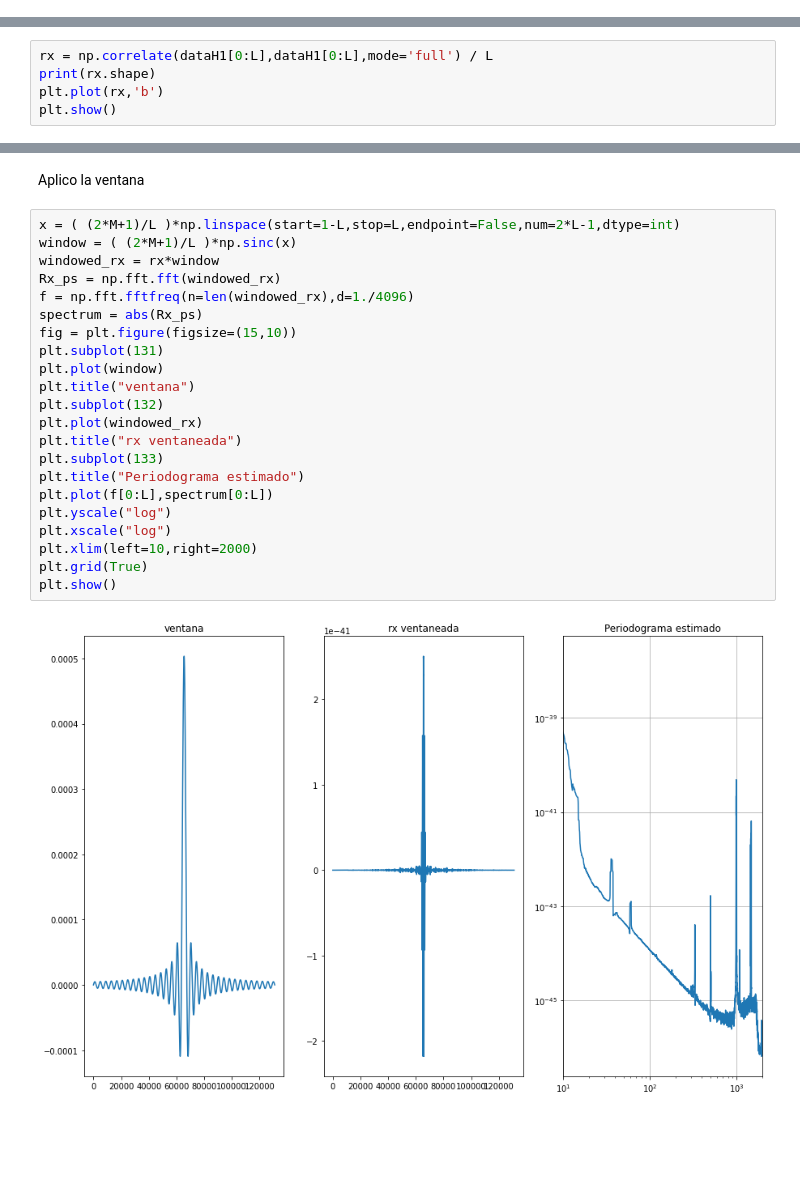
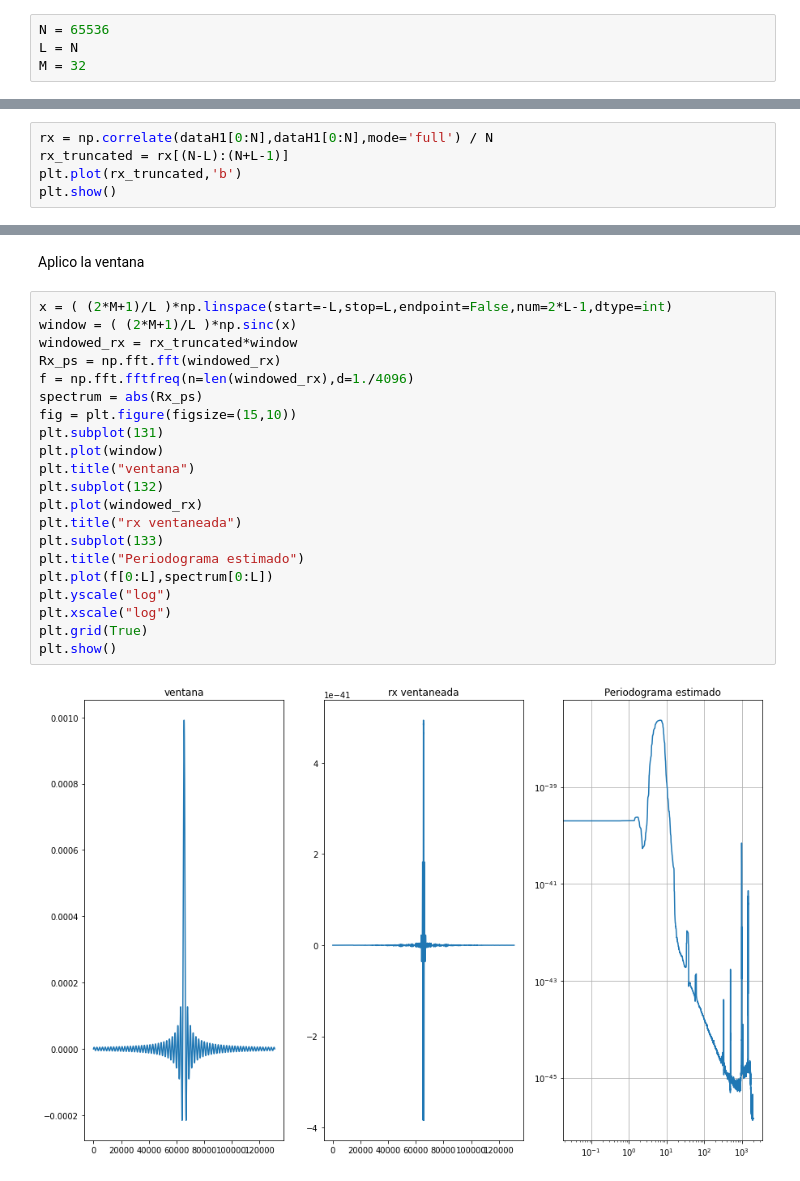
Before and after one commit to ManuMollon261297/PASA, a Jupyter notebook: TP1/Blackman.ipynb, the cells around one changed output, grey strips where cells are left out. Saved outputs shown, nothing was run; the diff lists cells and outputs as text; blank space fills up the shorter version.

```diff
--- a/TP1/Blackman.ipynb
+++ b/TP1/Blackman.ipynb
@@ -46,8 +53,12 @@ M = 16
+# %%
+N = 65536
+L = N
+M = 32
 # %% [markdown]
 Estimo la correlacion de la señal
 # %%
-rx = np.correlate(dataH1[0:L],dataH1[0:L],mode='full') / L
-print(rx.shape)
-plt.plot(rx,'b')
+rx = np.correlate(dataH1[0:N],dataH1[0:N],mode='full') / N
+rx_truncated = rx[(N-L):(N+L-1)]
+plt.plot(rx_truncated,'b')
 plt.show()
 # %% [output]
@@ -56,26 +66,25 @@ plt.show()
 # %% [markdown]
 Aplico la ventana
 # %%
-x = ( (2*M+1)/L )*np.linspace(start=1-L,stop=L,endpoint=False,num=2*L-1,dtype=int)
+x = ( (2*M+1)/L )*np.linspace(start=-L,stop=L,endpoint=False,num=2*L-1,dtype=int)
 window = ( (2*M+1)/L )*np.sinc(x)
-windowed_rx = rx*window
+windowed_rx = rx_truncated*window
 Rx_ps = np.fft.fft(windowed_rx)
 f = np.fft.fftfreq(n=len(windowed_rx),d=1./4096)
 spectrum = abs(Rx_ps)
 fig = plt.figure(figsize=(15,10))
 plt.subplot(131)
 plt.plot(window)
 plt.title("ventana")
 plt.subplot(132)
 plt.plot(windowed_rx)
 plt.title("rx ventaneada")
 plt.subplot(133)
 plt.title("Periodograma estimado")
 plt.plot(f[0:L],spectrum[0:L])
 plt.yscale("log")
 plt.xscale("log")
-plt.xlim(left=10,right=2000)
 plt.grid(True)
 plt.show()
 # %% [output]
-[figure, old version]
+[figure, new version]
```
Also changed, not shown: parts of 5 cells of this notebook.
